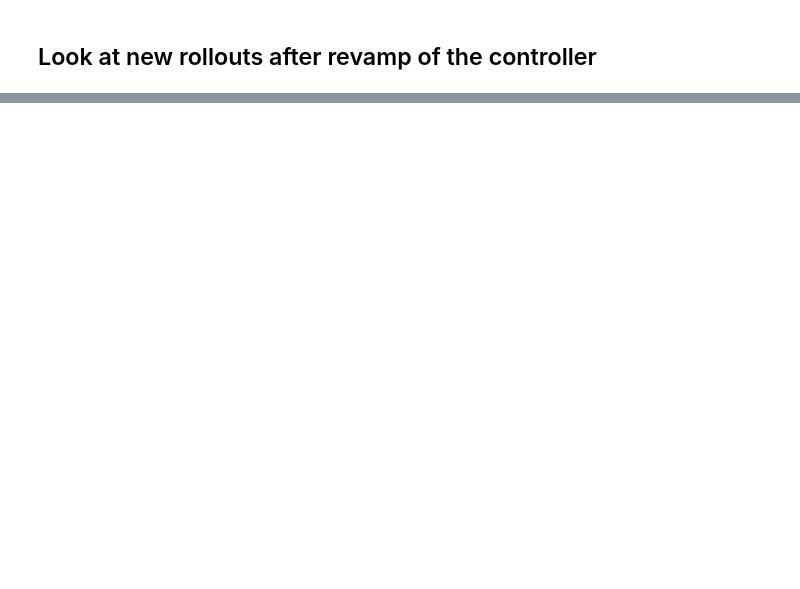
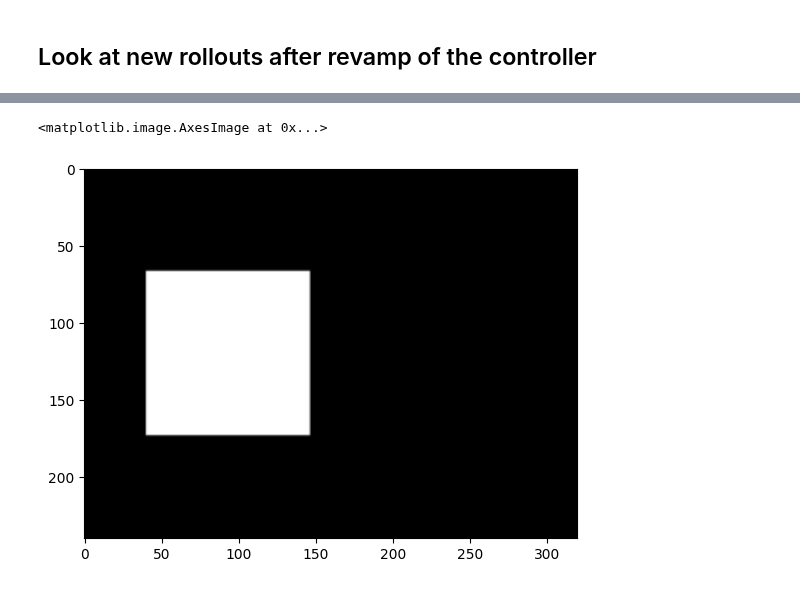
Before and after one commit to ankile/robust-rearrangement, a Jupyter notebook: notebooks/19_la_inspect_demos.ipynb, the cells around one changed output, grey strips where cells are left out. Cells and saved outputs as stored; diff of their text form; code cells hidden in the pictures; blank space fills up the shorter version.

```diff
--- a/notebooks/19_la_inspect_demos.ipynb
+++ b/notebooks/19_la_inspect_demos.ipynb
@@ -257,0 +365,27 @@ File saved as tmp_2024-01-19-21:05:38.pkl_failure.mp4
+# %%
+def resize_crop(img):
+    """Resizes `img` and center crops into 320x240."""
+    th, tw = 240, 320
+    ch, cw = img.shape[:2]
+
+    # Calculate the aspect ratio of the original image.
+    aspect_ratio = cw / ch
+
+    # Resize based on the width, keeping the aspect ratio constant.
+    new_width = int(th * aspect_ratio)
+    img = cv2.resize(img, (new_width, th), interpolation=cv2.INTER_AREA)
+
+    # Calculate the crop size.
+    crop_size = (new_width - tw) // 2
+
+    # Crop the image.
+    img = img[:, crop_size : new_width - crop_size]
+
+    return img
+# %%
+img = resize_crop(img)
+
+plt.imshow(img)
+# %% [output]
+<matplotlib.image.AxesImage at 0x...>
+[figure, added]
```
Also changed, not shown: parts of 16 cells of this notebook, 5 other files.
